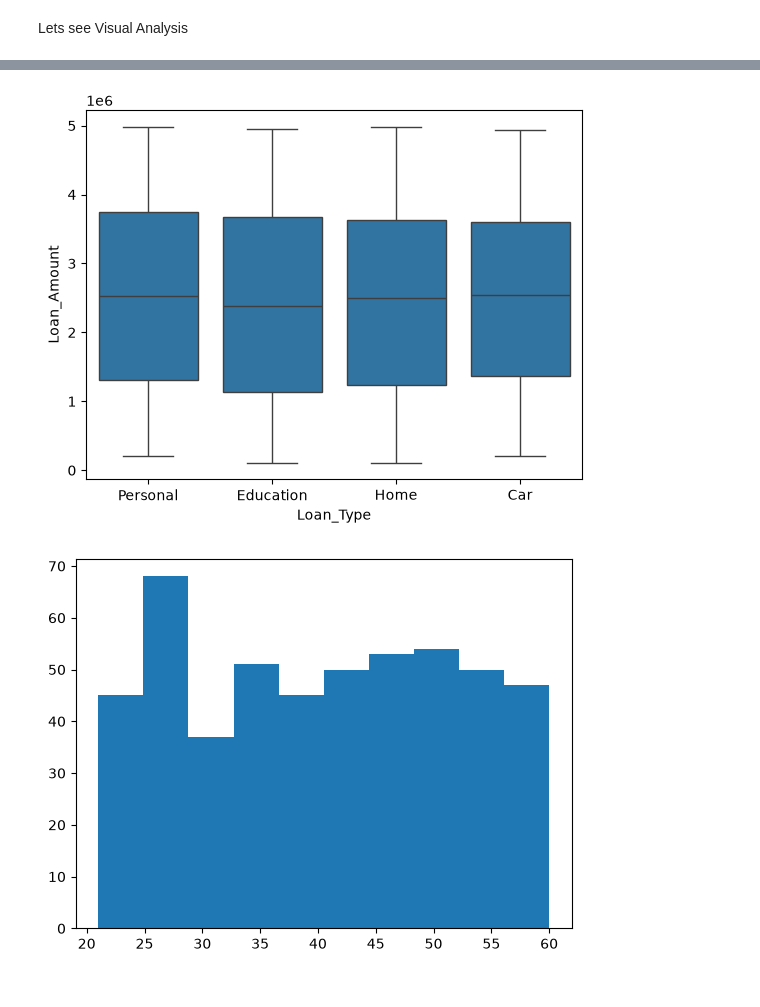
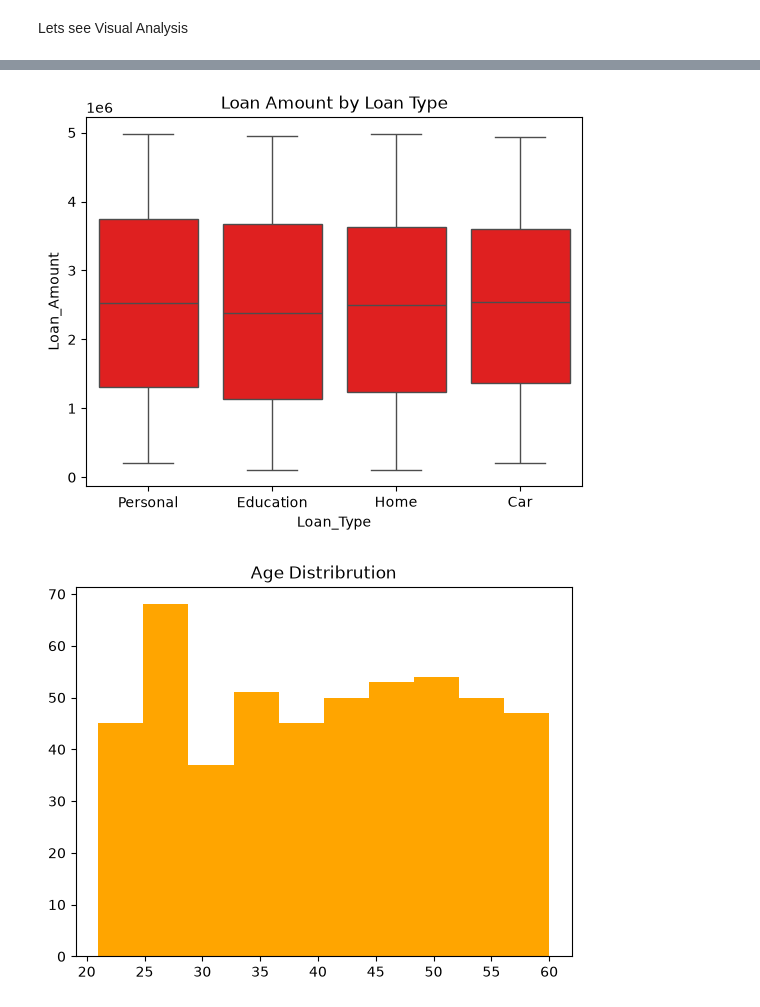
Before and after one commit to analytical31/Banking_Loan_Analysis, a Jupyter notebook: banking_loan_analysis.ipynb, the cells around one changed output, grey strips where cells are left out. Saved outputs shown, nothing was run; the diff lists cells and outputs as text; code cells hidden in the pictures.

```diff
--- a/banking_loan_analysis.ipynb
+++ b/banking_loan_analysis.ipynb
@@ -63,19 +64,20 @@ plt.show()
 sns.boxplot(
     x='Loan_Type',
     y='Loan_Amount',
-    data=df
+    data=df, color='red'
 )
+plt.title("Loan Amount by Loan Type")
 plt.show()
 # %% [output]
-[figure, old version]
+[figure, new version]
 # %%
 # 6. visual- Age Distribution
 
-plt.hist(df['Age'])
-
+plt.hist(df['Age'], color='orange')
+plt.title("Age Distribrution")
 plt.show()
 # %% [output]
-[figure, old version]
+[figure, new version]
 # %%
 # 7. visual-Employment Status
 
```
Also changed, not shown: parts of 6 cells of this notebook.
